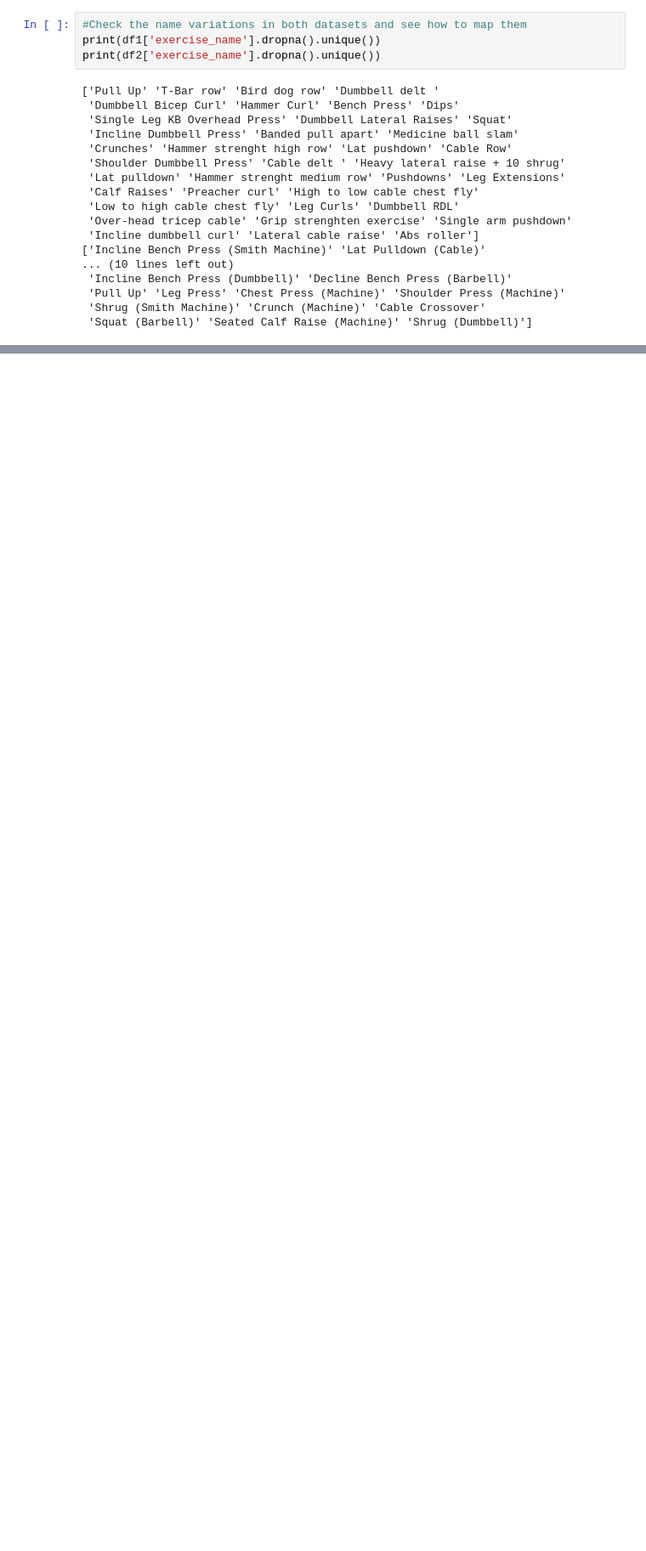
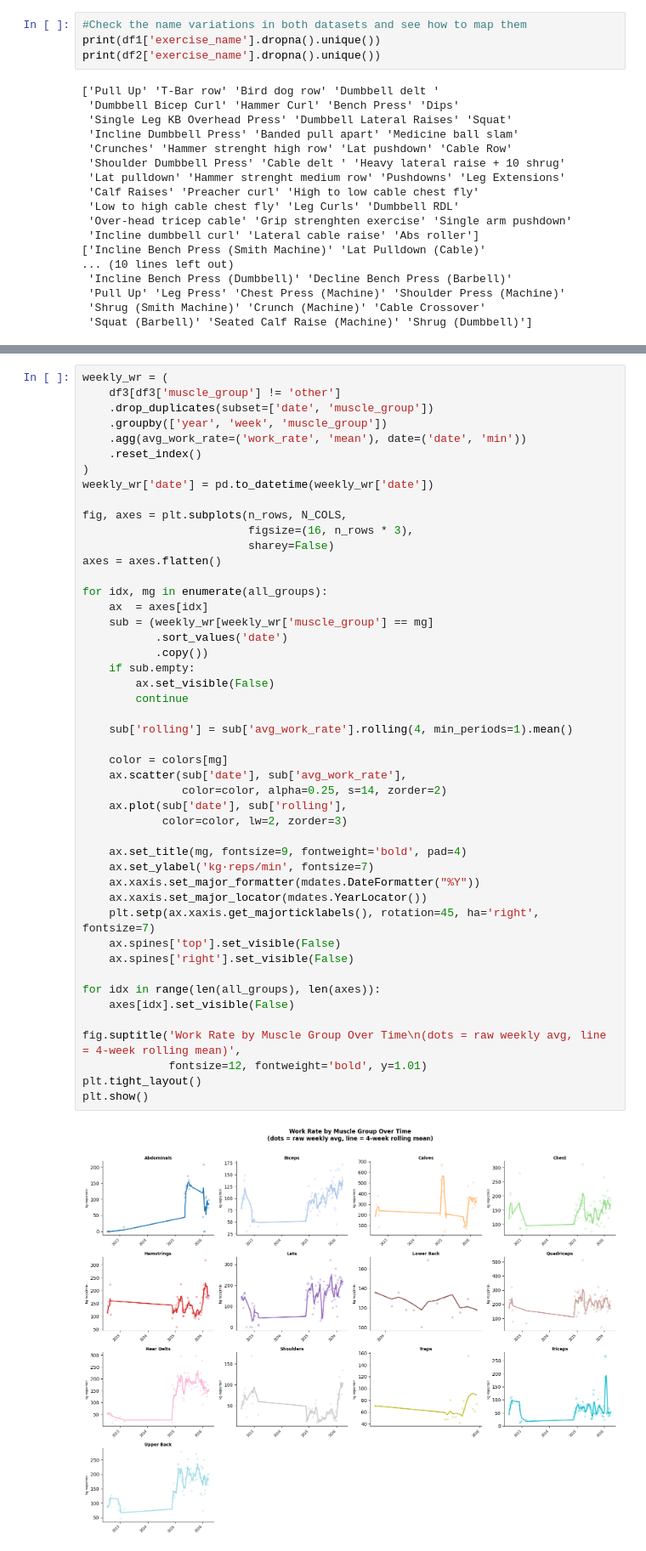
Before and after one commit to TonyDeDev/personal-trainning-data-analysis, a Jupyter notebook: gymProgressAnalysis.ipynb, the cells around one changed output, grey strips where cells are left out. Shown at 85% size. Drawn from its saved outputs; the diff is of its cells as text; blank space fills up the shorter version.

```diff
--- a/gymProgressAnalysis.ipynb
+++ b/gymProgressAnalysis.ipynb
@@ -473,0 +903,49 @@ For **lat pulldown (cable)**, In 2022, training frequency was relatively high, b
+# %%
+weekly_wr = (
+    df3[df3['muscle_group'] != 'other']
+    .drop_duplicates(subset=['date', 'muscle_group'])
+    .groupby(['year', 'week', 'muscle_group'])
+    .agg(avg_work_rate=('work_rate', 'mean'), date=('date', 'min'))
+    .reset_index()
+)
+weekly_wr['date'] = pd.to_datetime(weekly_wr['date'])
+
+fig, axes = plt.subplots(n_rows, N_COLS,
+                         figsize=(16, n_rows * 3),
+                         sharey=False)
+axes = axes.flatten()
+
+for idx, mg in enumerate(all_groups):
+    ax  = axes[idx]
+    sub = (weekly_wr[weekly_wr['muscle_group'] == mg]
+           .sort_values('date')
+           .copy())
+    if sub.empty:
+        ax.set_visible(False)
+        continue
+
+    sub['rolling'] = sub['avg_work_rate'].rolling(4, min_periods=1).mean()
+
+    color = colors[mg]
+    ax.scatter(sub['date'], sub['avg_work_rate'],
+               color=color, alpha=0.25, s=14, zorder=2)
+    ax.plot(sub['date'], sub['rolling'],
+            color=color, lw=2, zorder=3)
+
+    ax.set_title(mg, fontsize=9, fontweight='bold', pad=4)
+    ax.set_ylabel('kg·reps/min', fontsize=7)
+    ax.xaxis.set_major_formatter(mdates.DateFormatter("%Y"))
+    ax.xaxis.set_major_locator(mdates.YearLocator())
+    plt.setp(ax.xaxis.get_majorticklabels(), rotation=45, ha='right', fontsize=7)
+    ax.spines['top'].set_visible(False)
+    ax.spines['right'].set_visible(False)
+
+for idx in range(len(all_groups), len(axes)):
+    axes[idx].set_visible(False)
+
+fig.suptitle('Work Rate by Muscle Group Over Time\n(dots = raw weekly avg, line = 4-week rolling mean)',
+             fontsize=12, fontweight='bold', y=1.01)
+plt.tight_layout()
+plt.show()
+# %% [output]
+[figure, added]
```
Also changed, not shown: parts of 42 cells of this notebook, 12 other files.
